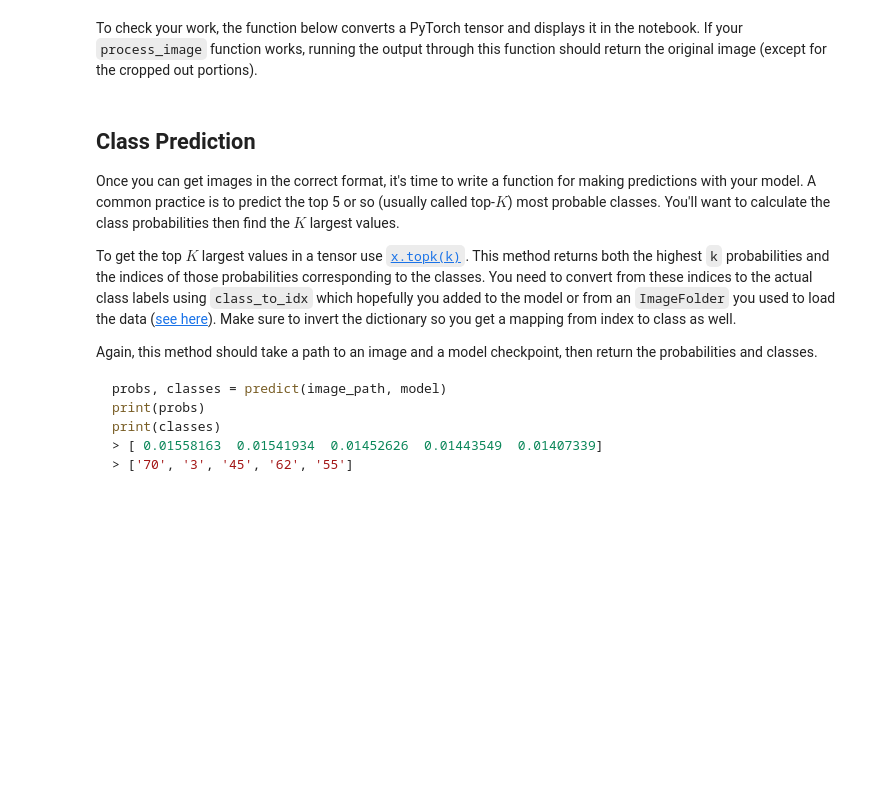
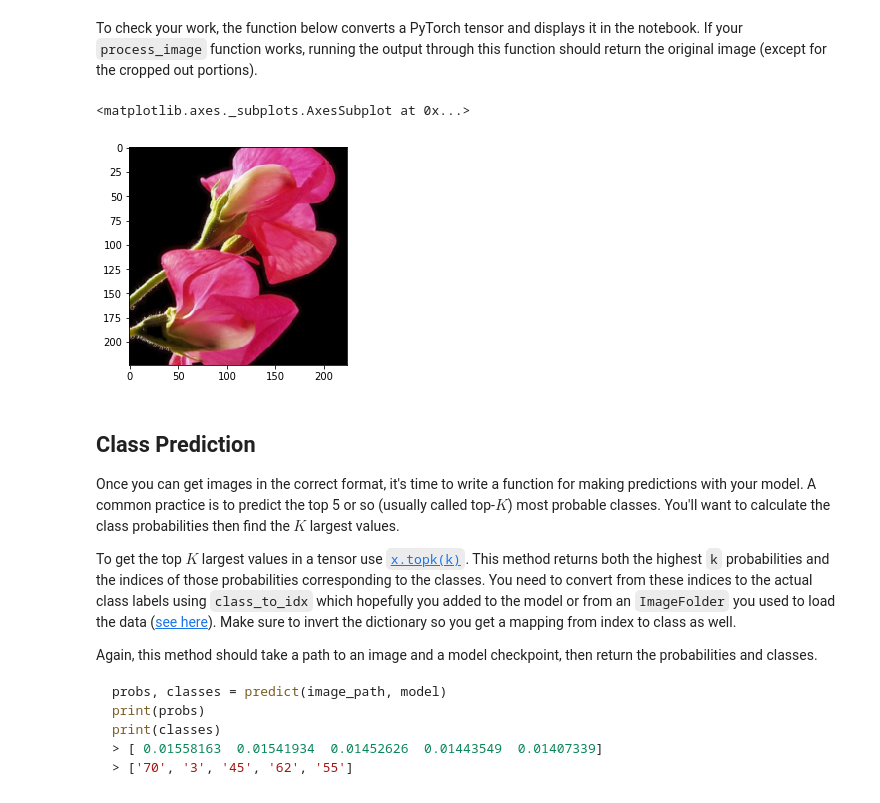
Before and after one commit to sergejsm/UdacityIA_FinalProject, a Jupyter notebook: Image Classifier Project.ipynb, the cells around one changed output. Drawn from its saved outputs; the diff is of its cells as text; code cells hidden in the pictures; blank space fills up the shorter version.

```diff
--- a/Image Classifier Project.ipynb
+++ b/Image Classifier Project.ipynb
@@ -100,5 +109,5 @@ When training make sure you're updating only the weights of the feed-forward net
 # %%
 # Done: Build and train your network
-model = models.vgg13(pretrained=True)
+model = models.densenet121(pretrained=True)
 model
 # %% [output]
@@ -176,0 +151,21 @@ class Network(nn.Module):
+# %%
+# From Part 5, Lesson 4, Concept 11:
+
+classifier = nn.Sequential(OrderedDict([
+        ('linear1', nn.Linear(var_input_size, var_hidden_layers[0])),
+        ('relu1', nn.ReLU()),
+        ('dropout1', nn.Dropout(p=var_drop_p)),
+        ('linear2', nn.Linear(var_hidden_layers[0], var_hidden_layers[1])),
+        ('relu2', nn.ReLU()),
+        ('linear3', nn.Linear(var_hidden_layers[1], var_output_size)),
+        ('output', nn.LogSoftmax(dim=1))
+    ]))
+
+
+#Changing the classifier for mine
+model.classifier = classifier
+
+#Train a model with a pre-trained network
+
+criterion = nn.NLLLoss()
+optimizer = optim.Adam(model.classifier.parameters(), lr=0.001)
@@ -192,0 +322,18 @@ Remember that you'll want to completely rebuild the model later so you can use i
+# %%
+
+# TODO: Save the checkpoint
+def save_checkpoint(model_state, file='checkpoint.pth'):
+    torch.save(model_state, file)
+
+
+model.class_to_idx = train_data.class_to_idx
+model_state = {
+    'epoch': epochs,
+    'state_dict': model.state_dict(),
+    'optimizer_dict': optimizer.state_dict(),
+    'classifier': classifier,
+    'class_to_idx': model.class_to_idx,
+}
+
+save_checkpoint(model_state, 'checkpoint.pth')
+print("Model saved!")
@@ -234,23 +443,28 @@ To check your work, the function below converts a PyTorch tensor and displays it
 # %%
 def imshow(image, ax=None, title=None):
     if ax is None:
         fig, ax = plt.subplots()
 
     # PyTorch tensors assume the color channel is the first dimension
     # but matplotlib assumes is the third dimension
-    image = image.transpose((1, 2, 0))
+    image = image.numpy().transpose((1, 2, 0))
 
     # Undo preprocessing
     mean = np.array([0.485, 0.456, 0.406])
     std = np.array([0.229, 0.224, 0.225])
     image = std * image + mean
 
     # Image needs to be clipped between 0 and 1 or it looks like noise when displayed
     image = np.clip(image, 0, 1)
 
     ax.imshow(image)
 
     return ax
+
+imshow(process_image(test_dir+'/4/image_05658.jpg'))
+# %% [output]
+<matplotlib.axes._subplots.AxesSubplot at 0x...>
+[figure, added]
 # %% [markdown]
 ## Class Prediction
 
```
Also changed, not shown: parts of 21 cells of this notebook, 1 other file.
